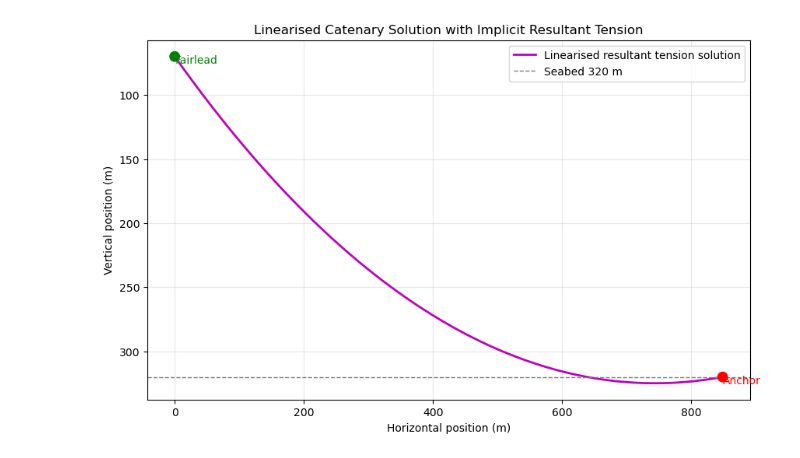
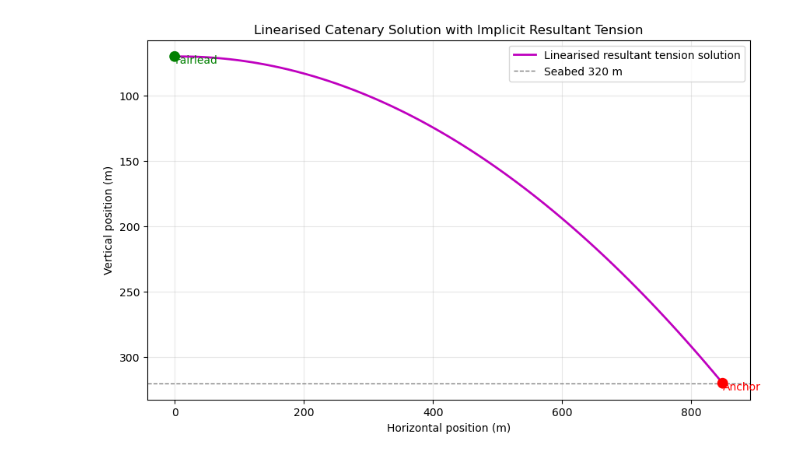
Before and after one commit to carolinaprucha/CIEM4210-Computational-Modelling, a Jupyter notebook: MooringLines.ipynb, the cells around one changed output. Drawn from its saved outputs; the diff is of its cells as text; code cells hidden in the pictures.

```diff
--- a/MooringLines.ipynb
+++ b/MooringLines.ipynb
@@ -66,5 +1,10 @@ SyntaxError: invalid syntax (119482277.py, line 48)
 # %%
-# --- New solver block: derive a resultant tension near the expected magnitude without an explicit target ---
+#Packages Used
+import numpy as np
+import matplotlib.pyplot as plt
+from scipy.integrate import solve_ivp
+from sympy import *
+from sympy import symbols, Function
 
 # Mooring line constants
 r_anchor_centerline = 853.87 # m
@@ -81,22 +21,103 @@ dz_total = z_anchor - z_fairlead  # vertical drop from fairlead to anchor
 
 # Linearisation about the static equilibrium position.
 # Keep the equilibrium force direction and adjust the magnitude until the vertical drop matches.
+H_eq = 1.5e7 #Initial guess for horizontal tension at equilibrium (N)
+V0_eq = 10e5
+
 T_eq = np.hypot(H_eq, V0_eq)
-force_direction = np.array([H_eq, V0_eq]) / T_eq
+force_direction = np.array([H_eq, V0_eq]) / T_eq #kept constant during linearisation
+
 
 import scipy.optimize
 
 # Explicit analytic catenary end-point equations.
 def elastic_catenary_end(H, V0, L, W, EA):
-    x_end = H * L / EA + H / W * (
+    x_end = H * L / EA + H * L / W  * (
         np.arcsinh(V0 / H) - np.arcsinh((V0 - W) / H)
     )
     z_end = W * L / EA * (V0 / W - 0.5) + H * L / W * (
         np.sqrt(1 + (V0 / H) ** 2) - np.sqrt(1 + ((V0 - W) / H) ** 2)
     )
     return x_end, z_end
+def catenary_residuals(vars):
+    H, V0 = vars
+    x_end, z_end = elastic_catenary_end(
+        H, V0,
+        Unstretched_L,
+        W_moor,
+        EA_moor
+    )
 
-J_T, K_T = tangent_stiffness(H_T, V0_T, Unstretched_L, W_moor, EA_moor)
+    return [
+        x_end - x_anchor,
+        z_end - dz_total
+    ]
+def elastic_catenary_shape(H, V0, L, W, EA, num_points=100):
+    s = np.linspace(0, L, num_points)
+
+    x_line = (
+    H*s/EA
+    + H*L/W * (
+        np.arcsinh(V0/H)
+        - np.arcsinh((V0 - W*s/L)/H)
+    )
+)
+
+    z_line = (
+    (V0*s - 0.5*W*s**2/L)/EA
+    + H*s/W * (
+        np.sqrt(1 + (V0/H)**2)
+        - np.sqrt(1 + ((V0 - W*s/L)/H)**2)
+    )
+)
+
+    return x_line, z_line, x_line[-1], z_line[-1]
+
+# Residual function for root finding: Vertical drop to match dz_total.
+initial_guess = np.array([H_eq, V0_eq])
+
+sol = scipy.optimize.root(catenary_residuals, initial_guess, method='hybr')
+if not sol.success:
+    raise RuntimeError(f'Root solve failed: {sol.message}')
+H_T, V0_T = sol.x
+x_line_T, z_line_T, x_end_T, z_end_T = elastic_catenary_shape(H_T, V0_T, Unstretched_L, W_moor, EA_moor)
+z_line_T_abs = -z_fairlead - z_line_T
+
+T_resultant = np.hypot(H_T, V0_T)
+
+
+
+def tangent_stiffness(H, V0, L, W, EA):
+    # Compute the tangent stiffness matrix dF/dU at the given H and V0.
+    # This involves differentiating the catenary equations with respect to H and V0.
+    delta = 1e-6 # Perturbation size for finite difference
+    x_end, z_end = elastic_catenary_end(H, V0, L, W, EA)
+
+    # Perturb H
+    x_end_H_plus, z_end_H_plus = elastic_catenary_end(H + delta, V0, L, W, EA)
+    x_end_H_minus, z_end_H_minus = elastic_catenary_end(H - delta, V0, L, W, EA)
+
+    # Perturb V0
+    x_end_V0_plus, z_end_V0_plus = elastic_catenary_end(H, V0 + delta, L, W, EA)
+    x_end_V0_minus, z_end_V0_minus = elastic_catenary_end(H, V0 - delta, L, W, EA)
+
+    # Compute derivatives
+    dx_dH = (x_end_H_plus - x_end_H_minus) / (2 * delta)
+    dz_dH = (z_end_H_plus - z_end_H_minus) / (2 * delta)
+
+    dx_dV0 = (x_end_V0_plus - x_end_V0_minus) / (2 * delta)
+    dz_dV0 = (z_end_V0_plus - z_end_V0_minus) / (2 * delta)
+
+    # Construct the Jacobian matrix dF/dU
+    J_T = np.array([[dx_dH, dx_dV0],
+                    [dz_dH, dz_dV0]])
+
+    # Invert to get dU/dF
+    K_T = np.linalg.inv(J_T)
+
+    return K_T, J_T
+
+K_T, J_T = tangent_stiffness(H_T, V0_T, Unstretched_L, W_moor, EA_moor)
 
 print('\n--- Linearised resultant tension solution ---')
 print(f'H = {H_T:.2f} N')
@@ -140,4 +161,4 @@ Horizontal stiffness k_xx = 421531.98 N/m
 Computed horizontal span = 848.67 m
 Computed vertical drop = -250.00 m
 Anchor horizontal target = 848.67 m, achieved = 848.67 m (error -0.00 m)
-[figure, old version]
+[figure, new version]
```
Also changed, not shown: parts of 2 cells of this notebook.
